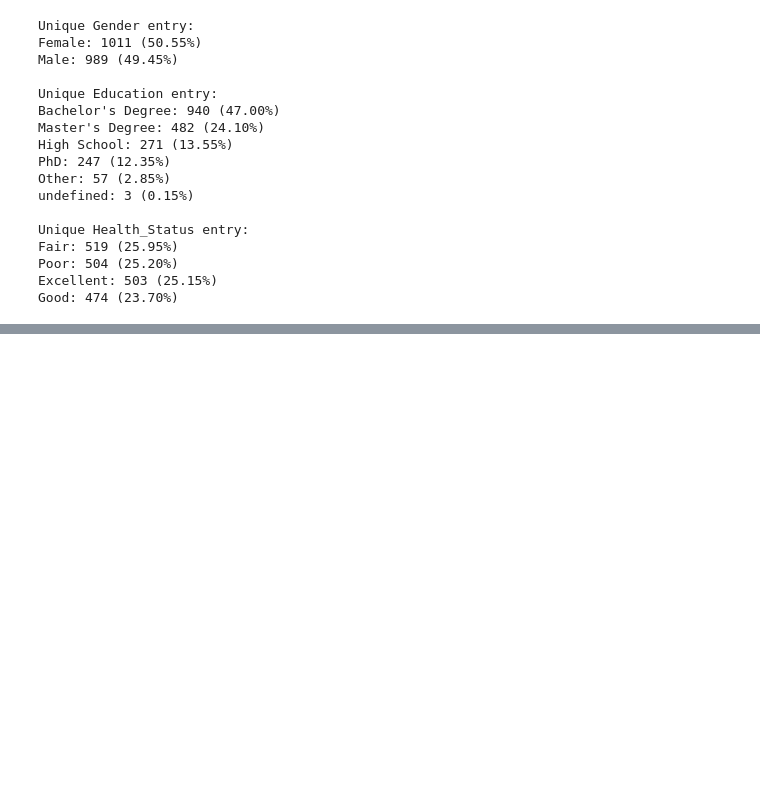
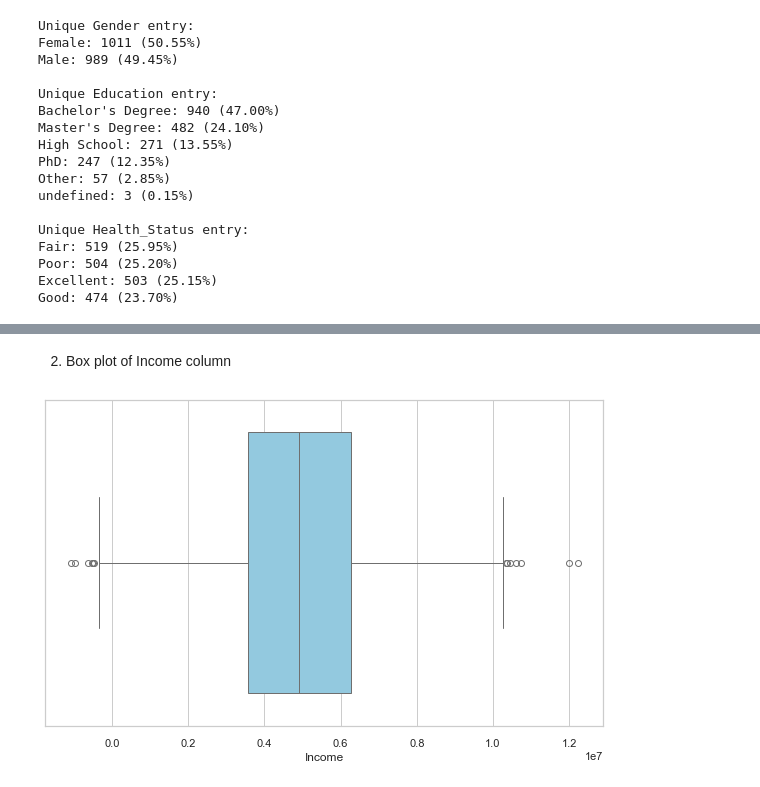
Before and after one commit to salsbiila/K02-IF2220-13522060-13522062, a Jupyter notebook: Health.ipynb, the cells around one changed output, grey strips where cells are left out. Drawn from its saved outputs; the diff is of its cells as text; code cells hidden in the pictures; blank space fills up the shorter version.

```diff
--- a/Health.ipynb
+++ b/Health.ipynb
@@ -335,0 +365,8 @@ Good: 474 (23.70%)
+# %% [markdown]
+2. Box plot of Income column
+# %%
+plt.figure(figsize=(10, 6))
+sns.boxplot(x=df['Income'], color='skyblue')
+plt.show()
+# %% [output]
+[figure, added]
```
Also changed, not shown: parts of 20 cells of this notebook.
